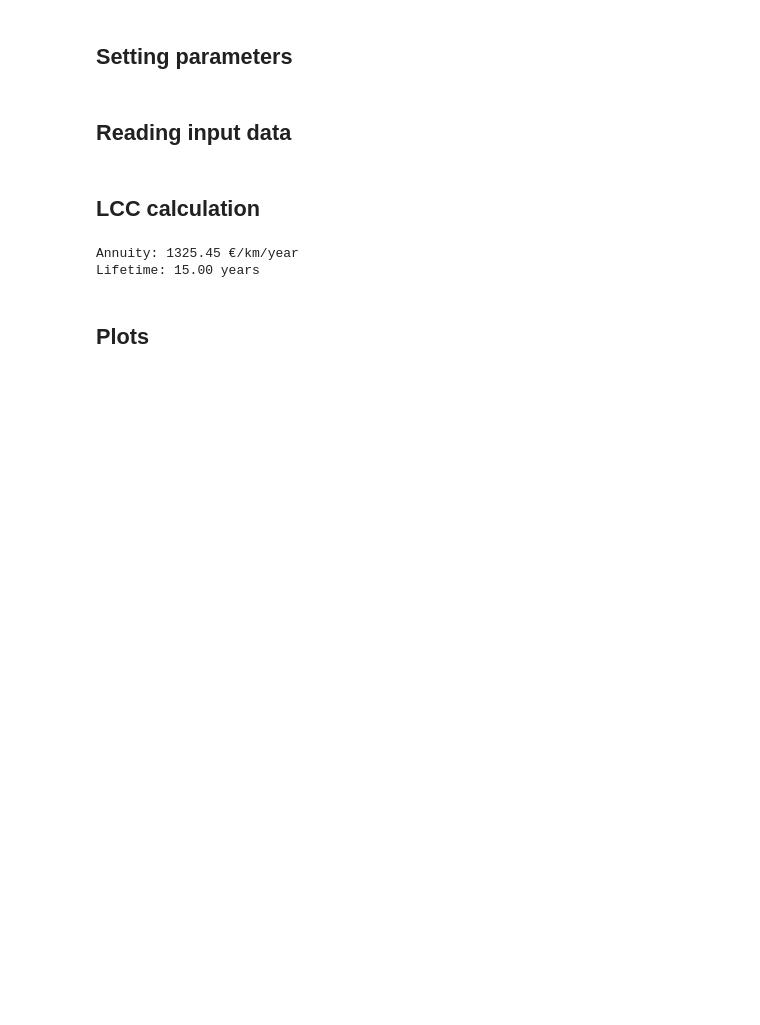
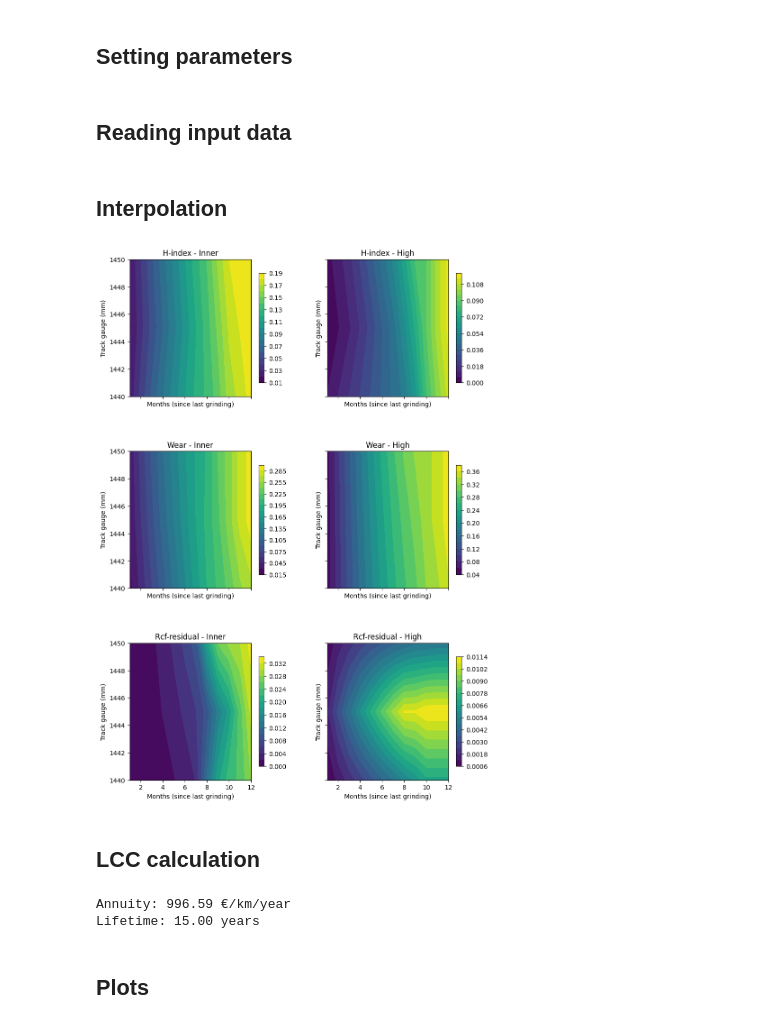
Before and after one commit to abdeaitali/rurut, a Jupyter notebook: LCC/rals_livslangd_python/notebooks/notebook_LCC_track_tests.ipynb, the cells around one changed output. Cells and saved outputs as stored; diff of their text form; code cells hidden in the pictures; blank space fills up the shorter version.

```diff
--- a/LCC/rals_livslangd_python/notebooks/notebook_LCC_track_tests.ipynb
+++ b/LCC/rals_livslangd_python/notebooks/notebook_LCC_track_tests.ipynb
@@ -13,13 +11,7 @@ import matplotlib.pyplot as plt # type: ignore
 # %%
-# Define the high and low rail profile
-profile_high_rail = "MB5"  # MB5 (default) or MB6
-profile_low_rail = "MB5"  # MB5 (default) or MB6
-
-# Define the axle load (in tonnes)
-load_high = 32.5
-
 # The actual path to your Excel file
-file_path = '../data/raw/raw_data_structured_with_load.csv'
+#file_path = '../data/raw/raw_data_structured_with_load.csv'
+file_path = '../data/raw/CM2025/BDL_111_results_JL_0512_2rcfs.csv'
 # %% [markdown]
 ## Reading input data
 # %%
@@ -32,13 +24,22 @@ from preprocessings.read_input_data import read_input_data
 
 # Call the function to read the data
 data_df = read_input_data(file_path)
+# %% [markdown]
+## Interpolation
+# %%
+# interpolate the using interpolate_rail_data
+from rail_analysis.interpolation import interpolate_rail_data
+data_df_interpolated = interpolate_rail_data(data_df)
+
+# plot the six figures using plot_six_figures
+from rail_analysis.interpolation import plot_all_interpolated_tables
+plot_all_interpolated_tables(data_df_interpolated)
+# %% [output]
+[figure, added]
 # %% [markdown]
 ## LCC calculation
 # %%
-import numpy as np  # type: ignore
-from scipy.interpolate import PchipInterpolator  # type: ignore
 from rail_analysis.LCC_track import get_annuity_track
-
 
 # Example usage of the function
 grinding_freq_low = 6  # months
@@ -46,7 +47,7 @@ grinding_freq_high = 6  # months
 gauge_freq = 40  # months
 
 annuity, lifetime, history = get_annuity_track(
-    data_df,
+    data_df_interpolated,
     grinding_freq_low,
     grinding_freq_high,
     gauge_freq,
@@ -56,7 +57,7 @@ annuity, lifetime, history = get_annuity_track(
 print(f"Annuity: {annuity:.2f} €/km/year")
 print(f"Lifetime: {lifetime:.2f} years")
 # %% [output]
-Annuity: 1325.45 €/km/year
+Annuity: 996.59 €/km/year
 Lifetime: 15.00 years
 # %% [markdown]
 ## Plots
```
Also changed, not shown: parts of 3 cells of this notebook, 8 other files.
